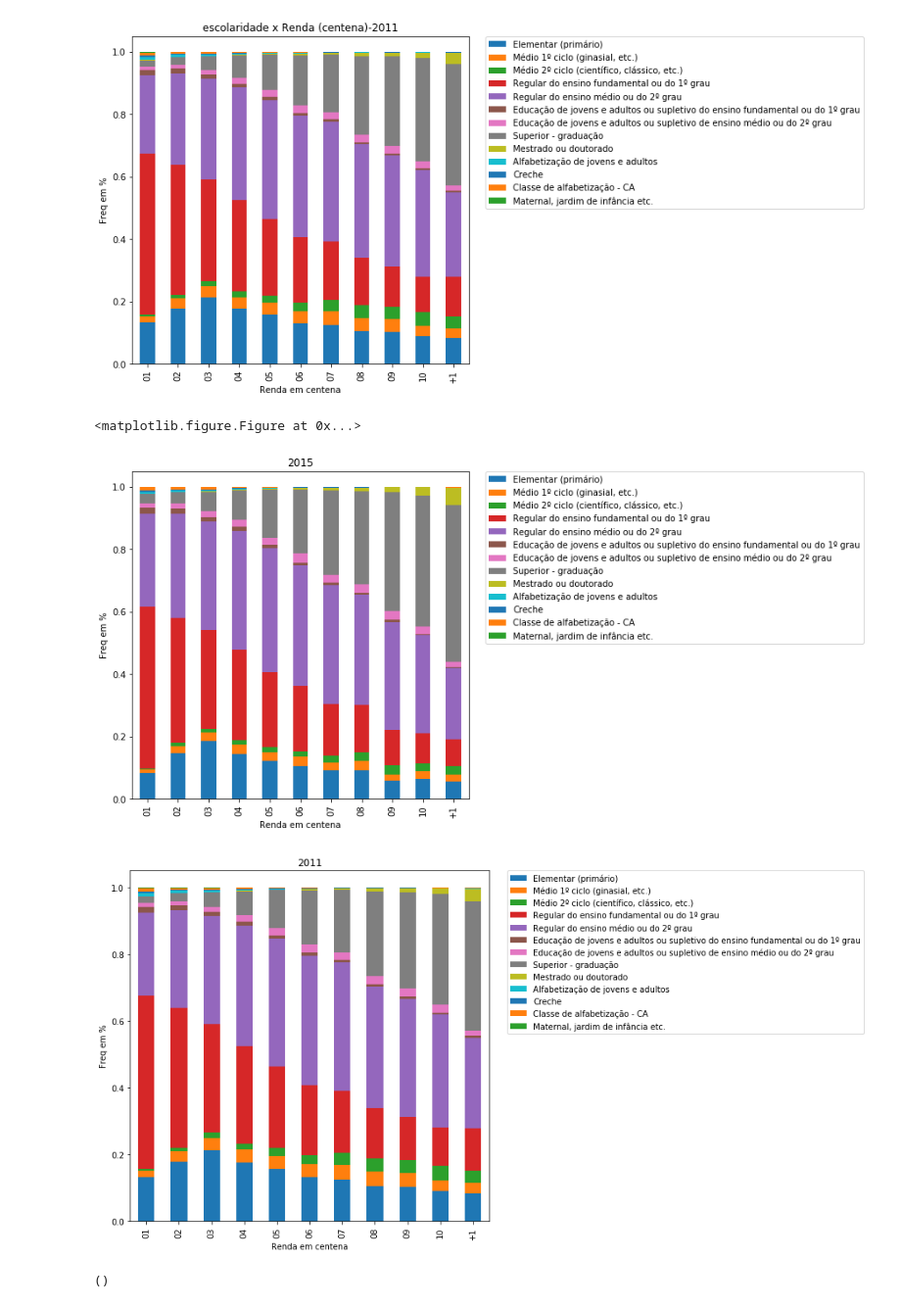
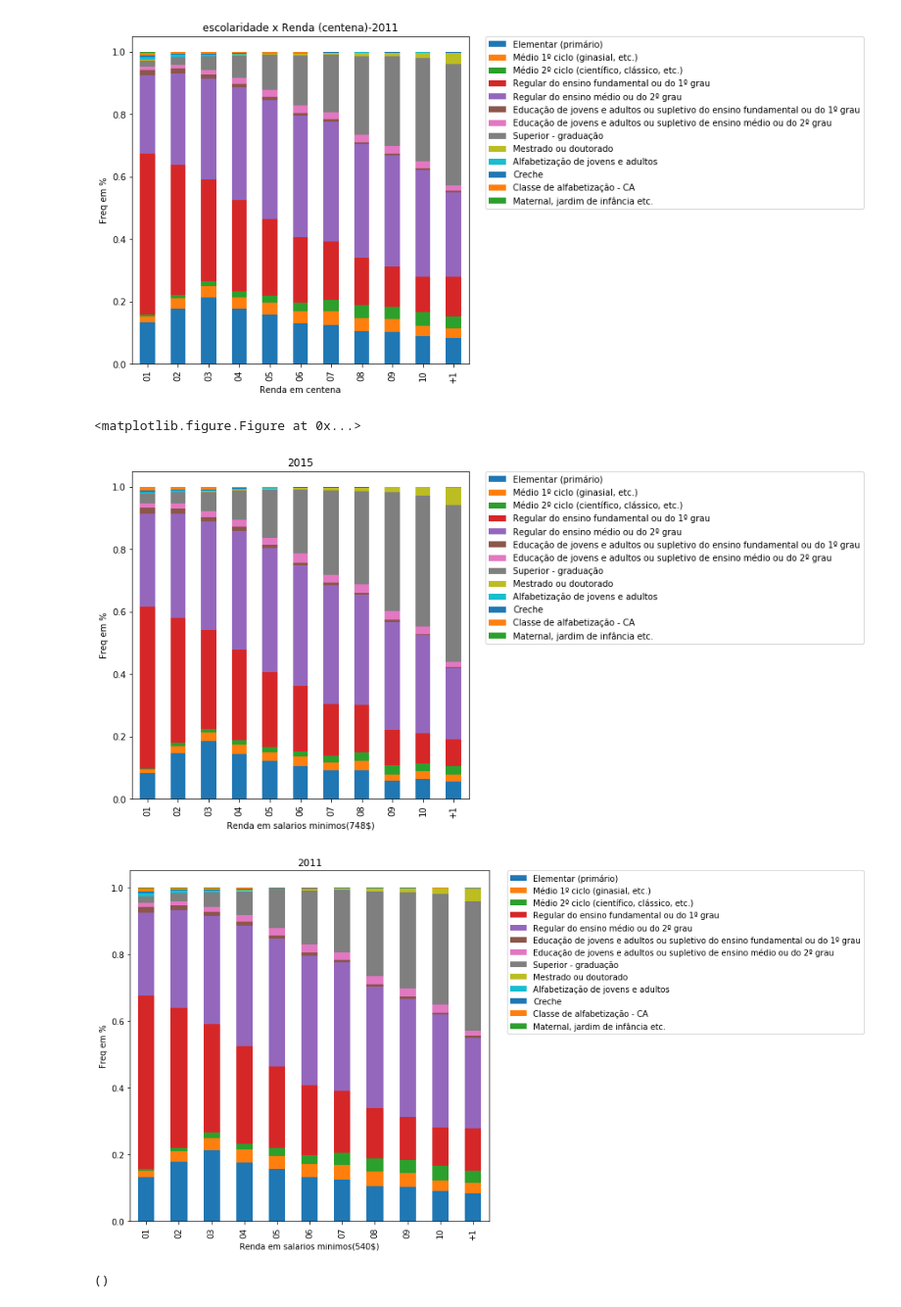
Before and after one commit to lucaslealvale/DP_CienciaDados, a Jupyter notebook: Projeto1 Layout.ipynb, the cells around one changed output. Shown at 98% size. Cells and saved outputs as stored; diff of their text form; code cells hidden in the pictures.

```diff
--- a/Projeto1 Layout.ipynb
+++ b/Projeto1 Layout.ipynb
@@ -170,27 +190,27 @@ plt.xlabel('Renda em centena')
 # %%
 # colocando os dois graficos juntos para melhor comparacao
 # Panorama geral do nivel da educacao brasileira
 fig=plt.figure(figsize=(7,7))
 
 #plt.subplot(121)
 plot=ph.plot(kind='bar',stacked='True',legend=['Sim','Não'],title='escolaridade x Renda (centena)-2015',figsize=(7,7))
 plt.legend(bbox_to_anchor=(1.05, 1), loc=2, borderaxespad=0.)
 plt.ylabel('Freq em %')
-plt.xlabel('Renda em centena')
+plt.xlabel('Renda em salarios minimos(748$)')
 plt.title('2015')
 
 #plt.subplot(122)
 plot=plot2011.plot(kind='bar',stacked='True',legend=['Sim','Não'],title='escolaridade x Renda (centena)-2011',figsize=(7,7))
 plt.title('2011')
 plt.legend(bbox_to_anchor=(1.05, 1), loc=2, borderaxespad=0.)
 plt.ylabel('Freq em %')
-plt.xlabel('Renda em centena')
+plt.xlabel('Renda em salarios minimos(540$)')
 plt.tight_layout()
 plt.show()
 # %% [output]
 <matplotlib.figure.Figure at 0x...>
-[figure, old version]
+[figure, new version]
-[figure, old version]
+[figure, new version]
 # %%
 # Funcao responsavel por alocar os estados em suas respectivas regioes
 def regiao(df):
```
Also changed, not shown: parts of 9 cells of this notebook.
